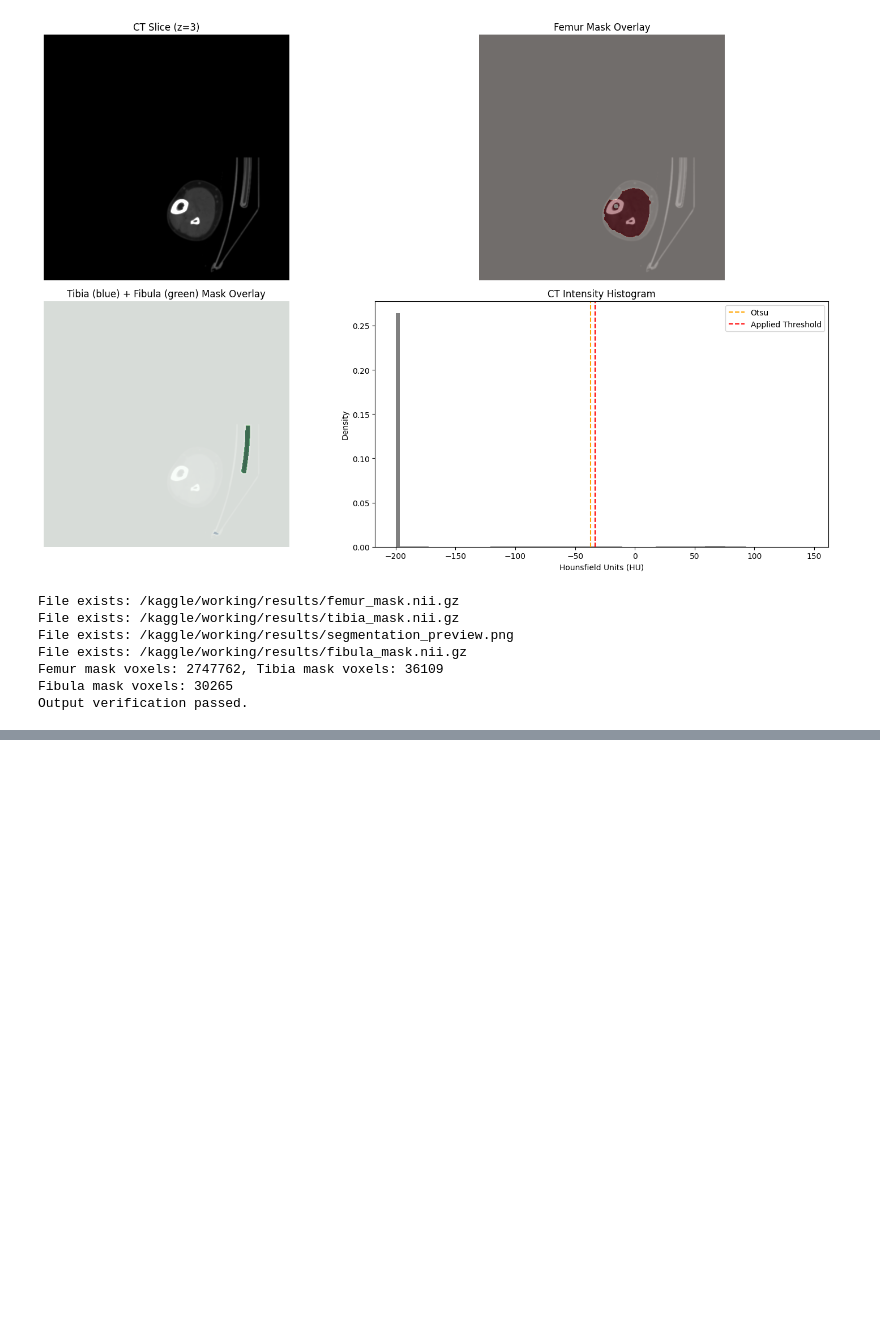
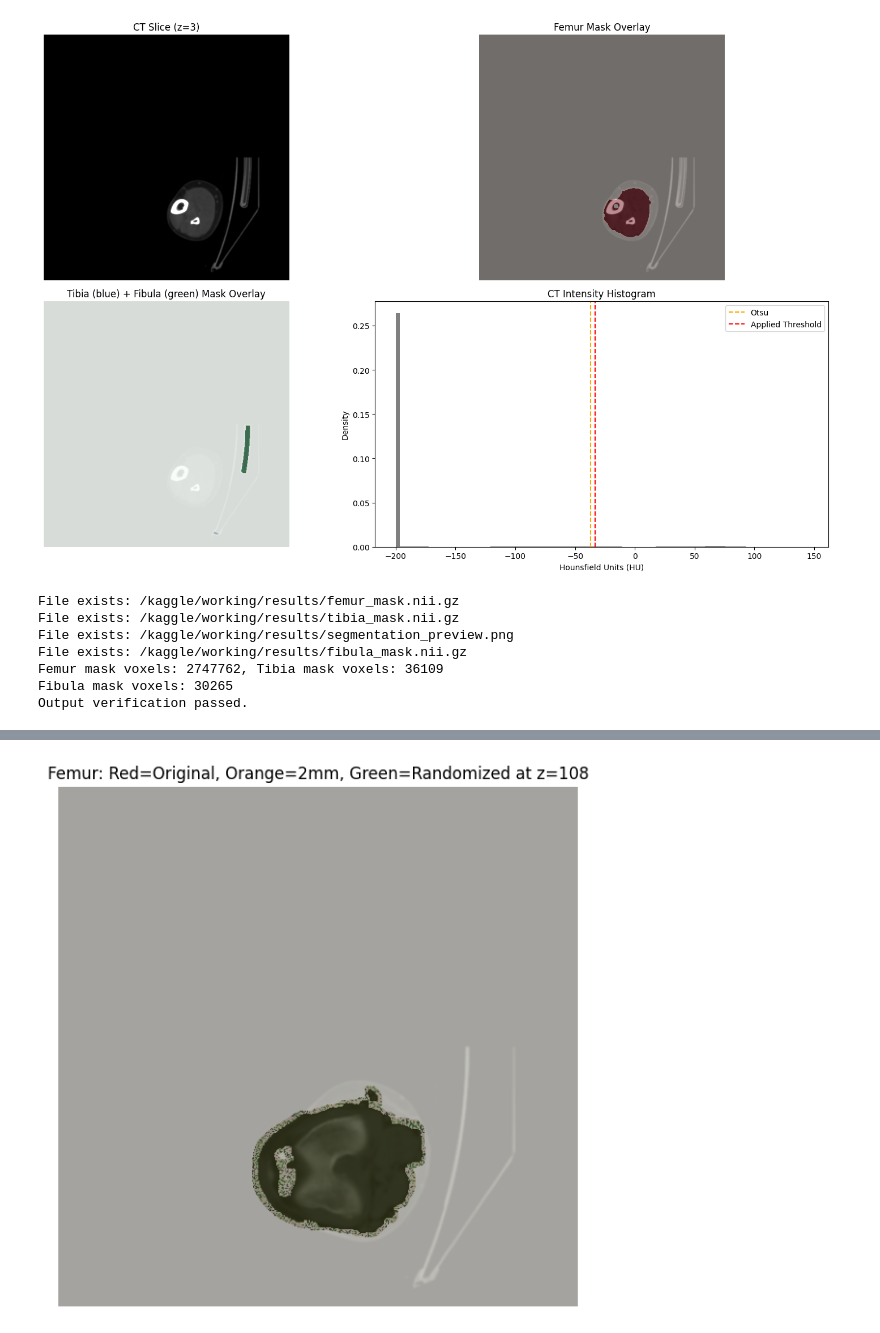
Before and after one commit to Aayush518/RA_selection_task_1, a Jupyter notebook: ra-selection-task-1.ipynb, the cells around one changed output, grey strips where cells are left out. Saved outputs shown, nothing was run; the diff lists cells and outputs as text; code cells hidden in the pictures; blank space fills up the shorter version.

```diff
--- a/ra-selection-task-1.ipynb
+++ b/ra-selection-task-1.ipynb
@@ -812,0 +931,14 @@ Output verification passed.
+# %%
+random_fraction = 0.3   # [0 = no change, 1 = full expansion]
+randomized_femur_mask = randomize_mask(femur_mask, femur_mask_expanded, random_fraction=random_fraction, seed=42)
+# %%
+plt.figure(figsize=(7, 7))
+plt.imshow(ct_denoised[:, :, slice_idx], cmap='gray', vmin=-200, vmax=1000)
+plt.imshow(femur_mask[:, :, slice_idx], cmap='Reds', alpha=0.25, label='Original')
+plt.imshow(femur_mask_expanded[:, :, slice_idx], cmap='Oranges', alpha=0.25, label='Expanded')
+plt.imshow(randomized_femur_mask[:, :, slice_idx], cmap='Greens', alpha=0.4, label='Randomized')
+plt.title(f"Femur: Red=Original, Orange=2mm, Green=Randomized at z={slice_idx}")
+plt.axis('off')
+plt.show()
+# %% [output]
+[figure, added]
```
Also changed, not shown: parts of 10 cells of this notebook.
